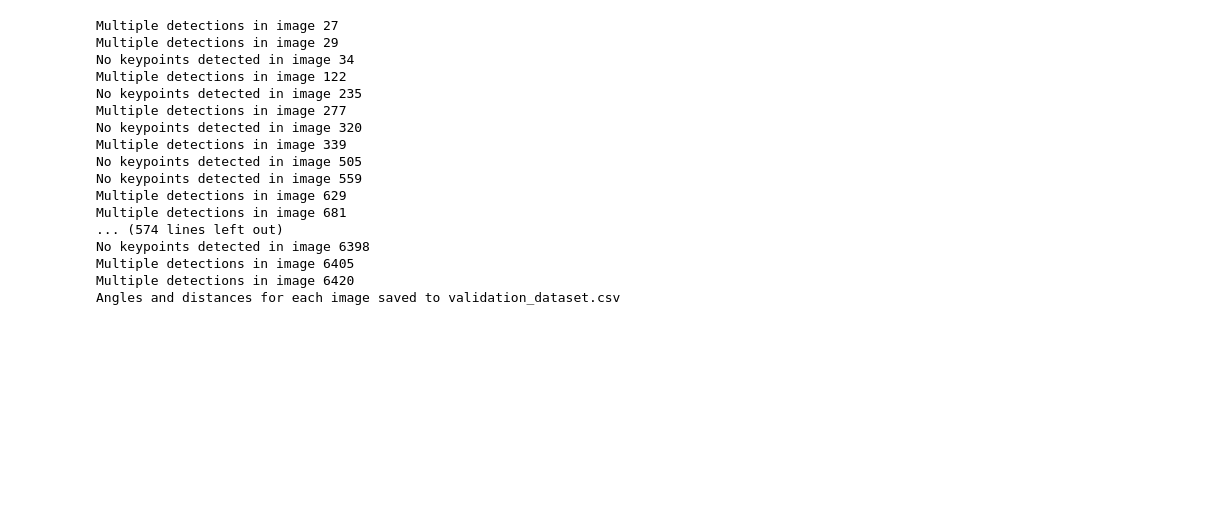
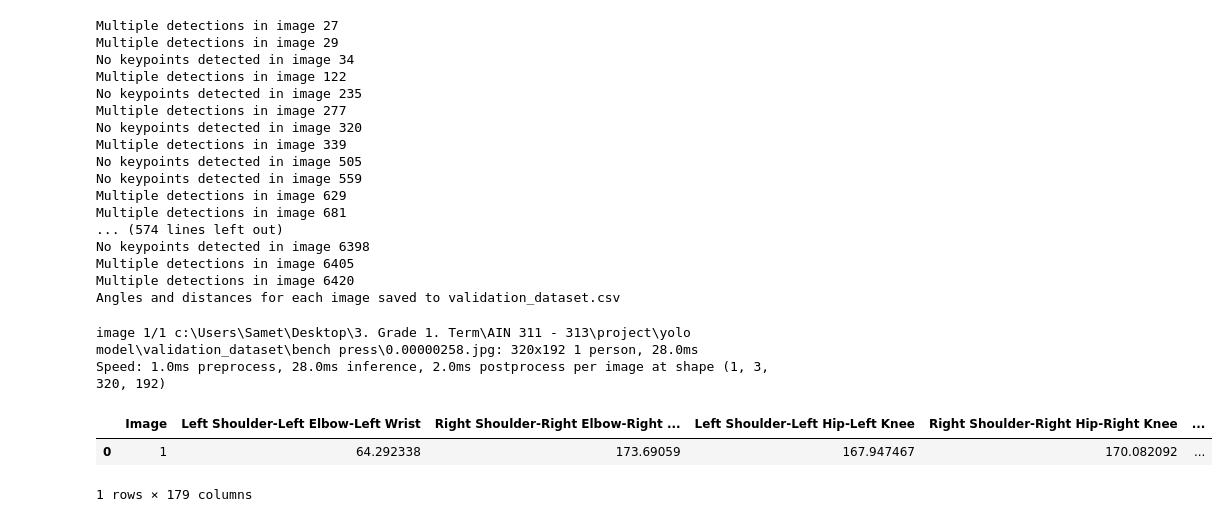
Before and after one commit to MertKilincer/ACT, a Jupyter notebook: yolo_detection.ipynb, the cells around one changed output. Saved outputs shown, nothing was run; the diff lists cells and outputs as text; code cells hidden in the pictures; blank space fills up the shorter version.

```diff
--- a/yolo_detection.ipynb
+++ b/yolo_detection.ipynb
@@ -178,3 +178,26 @@ No keypoints detected in image 6398
 Multiple detections in image 6405
 Multiple detections in image 6420
 Angles and distances for each image saved to validation_dataset.csv
+# %%
+def calculate_angle(p1, p2, p3):
+    # Create vectors
+    v1 = p1 - p2
+    v2 = p3 - p2
+
+    # Calculate dot product and magnitudes
+    dot_product = torch.dot(v1, v2)
+    magnitude_v1 = torch.norm(v1)
+    magnitude_v2 = torch.norm(v2)
+
+    # Prevent division by zero
+    if magnitude_v1 == 0 or magnitude_v2 == 0:
+        return None  # Undefined angle
+
+    # Calculate angle in radians
+    angle_rad = torch.acos(dot_product / (magnitude_v1 * magnitude_v2))
+    # Convert to degrees
+    return math.degrees(angle_rad.item())
+
+# Function to calculate Euclidean distance between two points (p1, p2)
+def calculate_distance(p1, p2):
+    return torch.norm(p1 - p2).item()
@@ -180,0 +285,11 @@ Angles and distances for each image saved to validation_dataset.csv
+# %%
+# predict the image
+image_path = "validation_dataset/bench press/0.00000258.jpg"
+image_angles = preprocess_image(image_path)
+image_angles
+# %% [output]
+image 1/1 c:\Users\Samet\Desktop\3. Grade 1. Term\AIN 311 - 313\project\yolo model\validation_dataset\bench press\0.00000258.jpg: 320x192 1 person, 28.0ms
+Speed: 1.0ms preprocess, 28.0ms inference, 2.0ms postprocess per image at shape (1, 3, 320, 192)
+|  | Image | Left Shoulder-Left Elbow-Left Wrist | Right Shoulder-Right Elbow-Right ... | Left Shoulder-Left Hip-Left Knee | Right Shoulder-Right Hip-Right Knee | ... |
+| 0 | 1 | 64.292338 | 173.69059 | 167.947467 | 170.082092 | ... |
+1 rows × 179 columns
```
Also changed, not shown: parts of 1 cell of this notebook.
